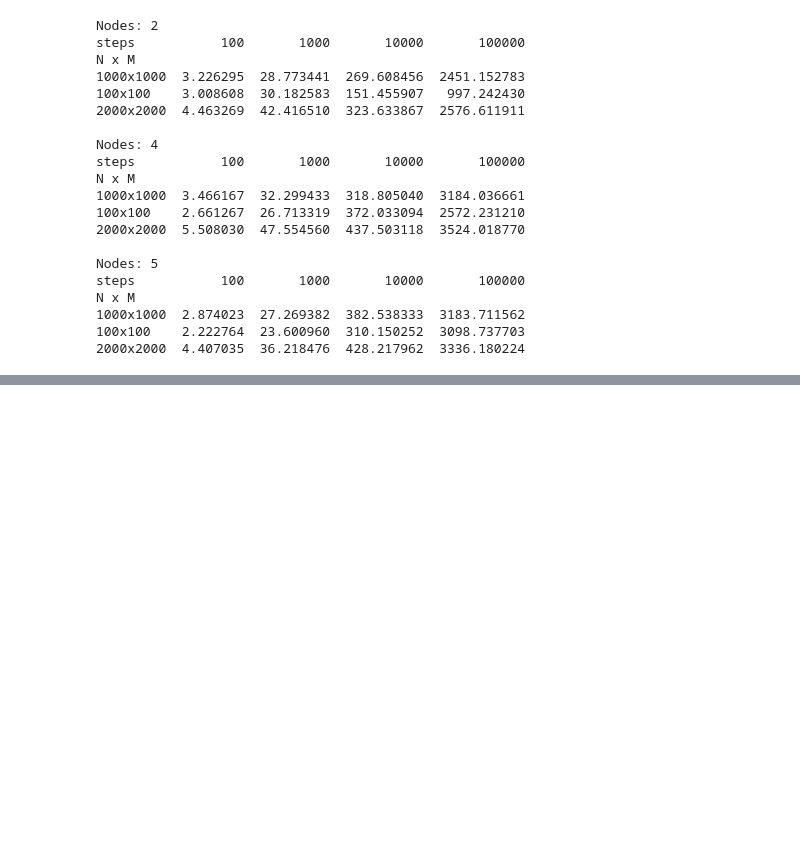
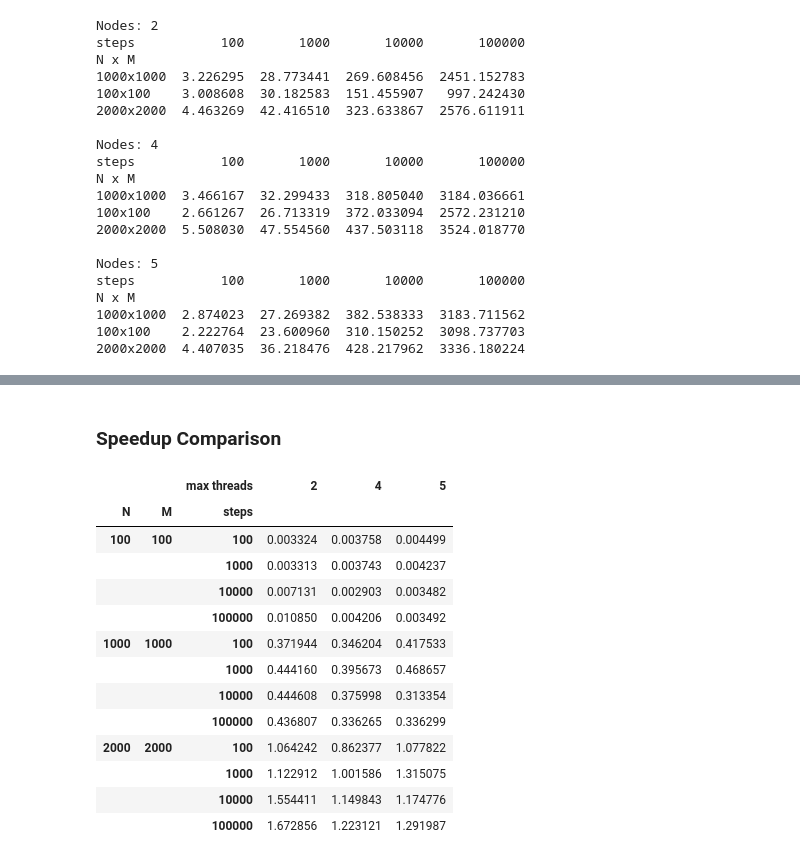
Before and after one commit to deinok/PARALLEL, a Jupyter notebook: 2-MPI/results/analysis.ipynb, the cells around one changed output, grey strips where cells are left out. Cells and saved outputs as stored; diff of their text form; code cells hidden in the pictures; blank space fills up the shorter version.

```diff
--- a/2-MPI/results/analysis.ipynb
+++ b/2-MPI/results/analysis.ipynb
@@ -4,0 +7,18 @@ import matplotlib.pyplot as plt
+# %%
+# Hardcoded from the Serial benchmark OMP practise
+serial_data = {
+  "N":      [1000,   1000,    1000,     1000,
+         100,    100,      100,       100,
+        2000,   2000,    2000,     2000],
+  "M":      [1000,   1000,    1000,     1000,
+         100,    100,      100,       100,
+        2000,   2000,    2000,     2000],
+  "steps":  [100,    1000,    10000,    100000,
+         100,     1000,    10000,    100000,
+         100,     1000,    10000,    100000],
+  "time":   [1.200000, 12.780000, 119.870000, 1070.680000,
+         0.010000,  0.100000,   1.080000,   10.820000,
+         4.750000,  47.630000, 503.060000, 4310.300000]
+}
+df_serial = pd.DataFrame(serial_data)
+df_serial
@@ -91,0 +130,35 @@ for max_threads in df_simple["max threads"].unique():
+# %% [markdown]
+### Speedup Comparison
+# %%
+# calculate speedup of the MPI implementation over the serial run
+df_sp = df_simple.merge(
+  df_serial.rename(columns={'time': 'serial_time'}),
+  on=['N', 'M', 'steps']
+)
+df_sp['speedup'] = df_sp['serial_time'] / df_sp['time']
+
+# display the raw speedup table
+df_sp[['max threads', 'N', 'M', 'steps', 'time', 'serial_time', 'speedup']]
+
+# optional: pivot so that each column is a thread‐count
+speedup = df_sp.pivot_table(
+  index=['N', 'M', 'steps'],
+  columns='max threads',
+  values='speedup'
+)
+speedup
+# %% [output]
+|  |  | max threads | 2 | 4 | 5 |
+| N | M | steps |  |  |  |
+| 100 | 100 | 100 | 0.003324 | 0.003758 | 0.004499 |
+|  |  | 1000 | 0.003313 | 0.003743 | 0.004237 |
+|  |  | 10000 | 0.007131 | 0.002903 | 0.003482 |
+|  |  | 100000 | 0.010850 | 0.004206 | 0.003492 |
+| 1000 | 1000 | 100 | 0.371944 | 0.346204 | 0.417533 |
+|  |  | 1000 | 0.444160 | 0.395673 | 0.468657 |
+|  |  | 10000 | 0.444608 | 0.375998 | 0.313354 |
+|  |  | 100000 | 0.436807 | 0.336265 | 0.336299 |
+| 2000 | 2000 | 100 | 1.064242 | 0.862377 | 1.077822 |
+|  |  | 1000 | 1.122912 | 1.001586 | 1.315075 |
+|  |  | 10000 | 1.554411 | 1.149843 | 1.174776 |
+|  |  | 100000 | 1.672856 | 1.223121 | 1.291987 |
```
Also changed, not shown: parts of 5 cells of this notebook, 4 other files.
